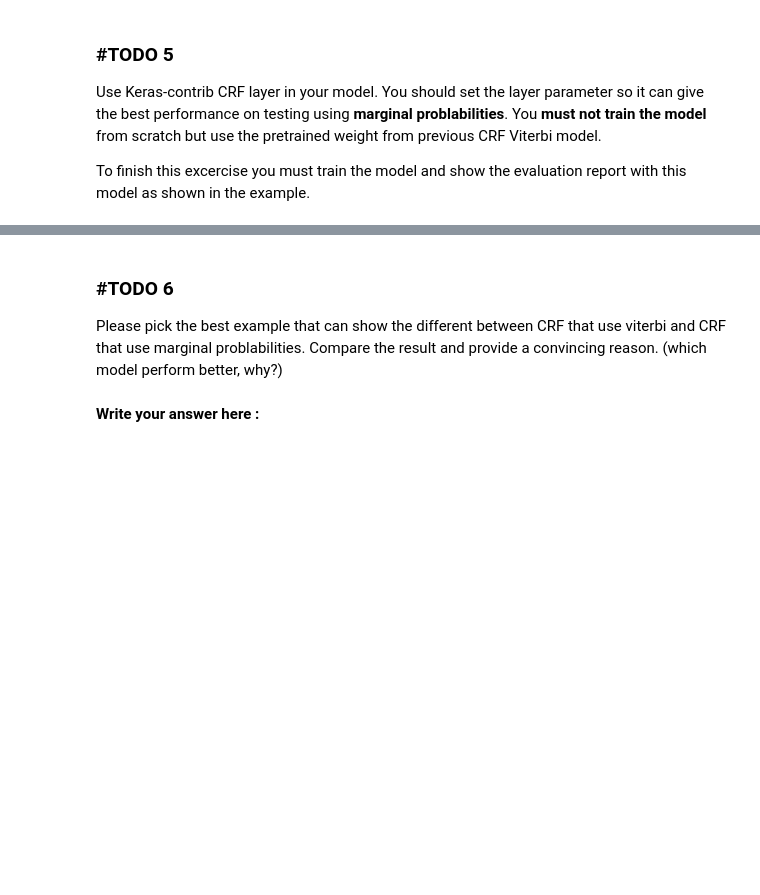
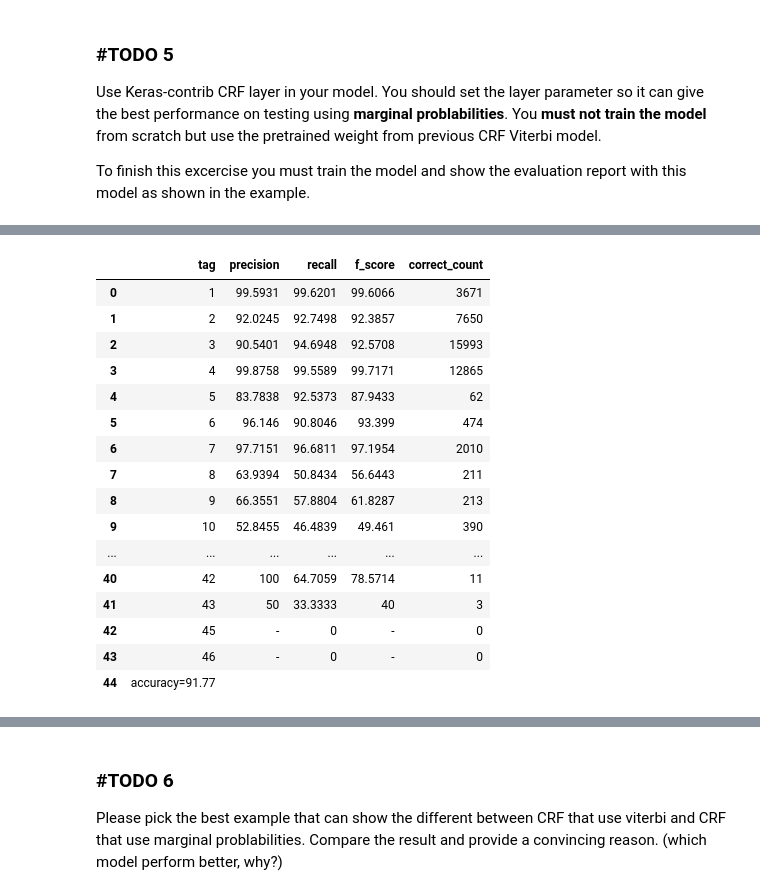
Before and after one commit to burin-n/NLP, a Jupyter notebook: HW4/HW4-POS Tagging.ipynb, the cells around one changed output, grey strips where cells are left out. Saved outputs shown, nothing was run; the diff lists cells and outputs as text; code cells hidden in the pictures; blank space fills up the shorter version.

```diff
--- a/HW4/HW4-POS Tagging.ipynb
+++ b/HW4/HW4-POS Tagging.ipynb
@@ -630,17 +629,16 @@ To finish this excercise you must train the model and show the evaluation report
 # Write your code here
 model = Sequential()
 model.add(Embedding(len(word_to_idx),32,input_length=102,mask_zero=True))
-# model.add(Masking(mask_value=0.))
 model.add(Bidirectional(GRU(32, return_sequences=True)))
-model.add(Dropout(0.5))
-model.add(TimeDistributed(Dense(n_classes, activation='sigmoid')))
+model.add(Dropout(0.2))
+model.add(TimeDistributed(Dense(n_classes)))
 crf = CRF(n_classes,
           learn_mode='marginal',
           test_mode='marginal',
           sparse_target=False,
           use_boundary=True,
           use_bias=True,
-          activation='softmax',
+          activation='linear',
           kernel_initializer='glorot_uniform',
           chain_initializer='orthogonal',
           bias_initializer='zeros',
@@ -661,0 +678,4 @@ model.compile(optimizer=adam,  loss=crf.loss_function, metrics=[crf.accuracy])
+# %%
+%%time
+model.load_weights('/data/crf_viterbi.h5')
+model.fit(x_train,y_train,batch_size=256,epochs=10,verbose=1,shuffle=True,validation_split=0.2)
@@ -662,3 +700,3 @@ model.compile(optimizer=adam,  loss=crf.loss_function, metrics=[crf.accuracy])
 # %%
 %%time
-model.fit(x_train,y_train,batch_size=512,epochs=20,verbose=1,shuffle=True,validation_split=0.2)
+model.fit(x_train,y_train,batch_size=256,epochs=5,verbose=1,shuffle=True,validation_split=0.2)
@@ -664,0 +718,25 @@ model.fit(x_train,y_train,batch_size=512,epochs=20,verbose=1,shuffle=True,valida
+# %%
+%%time
+model.save_weights('/data/crf_marginal2.h5')
+# model.load_weights('/data/crf_marginal.h5')
+y_pred=model.predict(x_test)
+ypred = [outputToLabel(y_pred[i],len(y_test[i])) for i in range(len(y_pred))]
+evaluation_report(y_test, ypred)
+# %% [output]
+|  | tag | precision | recall | f_score | correct_count |
+| 0 | 1 | 99.5931 | 99.6201 | 99.6066 | 3671 |
+| 1 | 2 | 92.0245 | 92.7498 | 92.3857 | 7650 |
+| 2 | 3 | 90.5401 | 94.6948 | 92.5708 | 15993 |
+| 3 | 4 | 99.8758 | 99.5589 | 99.7171 | 12865 |
+| 4 | 5 | 83.7838 | 92.5373 | 87.9433 | 62 |
+| 5 | 6 | 96.146 | 90.8046 | 93.399 | 474 |
+| 6 | 7 | 97.7151 | 96.6811 | 97.1954 | 2010 |
+| 7 | 8 | 63.9394 | 50.8434 | 56.6443 | 211 |
+| 8 | 9 | 66.3551 | 57.8804 | 61.8287 | 213 |
+| 9 | 10 | 52.8455 | 46.4839 | 49.461 | 390 |
+| ... | ... | ... | ... | ... | ... |
+| 40 | 42 | 100 | 64.7059 | 78.5714 | 11 |
+| 41 | 43 | 50 | 33.3333 | 40 | 3 |
+| 42 | 45 | - | 0 | - | 0 |
+| 43 | 46 | - | 0 | - | 0 |
+| 44 | accuracy=91.77 |  |  |  |  |
@@ -666,5 +746,3 @@ model.fit(x_train,y_train,batch_size=512,epochs=20,verbose=1,shuffle=True,valida
 ### #TODO 6
 
 Please pick the best example that can show the different between CRF that use viterbi and CRF that use marginal problabilities. Compare the result and provide a convincing reason. (which model perform better, why?)
-# %% [markdown]
-<b>Write your answer here :</b>
```
Also changed, not shown: parts of 12 cells of this notebook.
